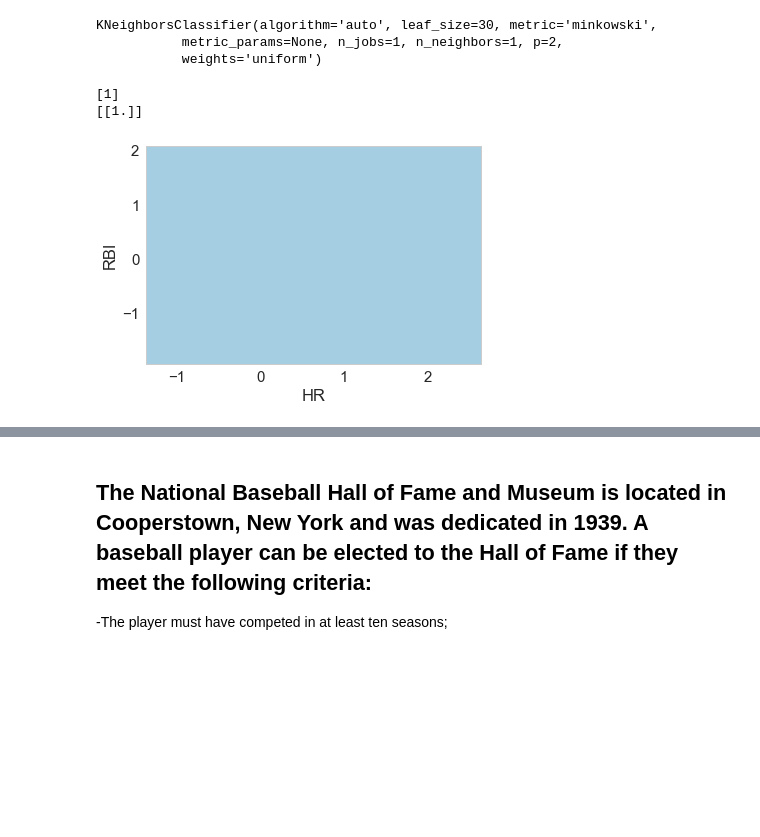
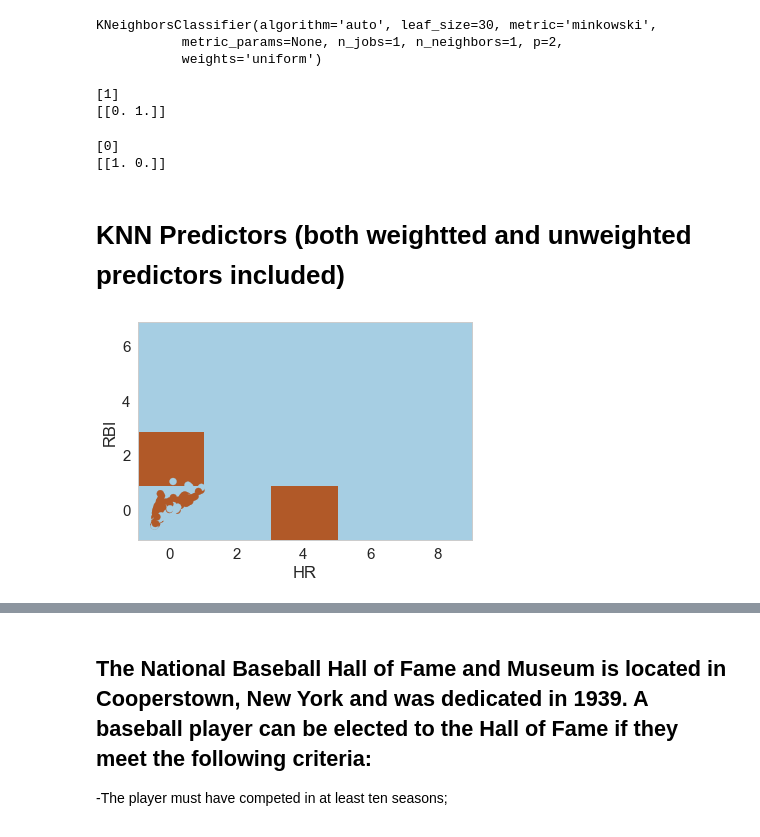
Before and after one commit to ezzanger/Advanced-Regression-Dills, a Jupyter notebook: Capstone Unit 3.ipynb, the cells around one changed output, grey strips where cells are left out. Saved outputs shown, nothing was run; the diff lists cells and outputs as text; code cells hidden in the pictures; blank space fills up the shorter version.

```diff
--- a/Capstone Unit 3.ipynb
+++ b/Capstone Unit 3.ipynb
@@ -52,5 +93,6 @@ Batting.drop(['CS','SH', 'GIDP', 'IBB'], axis=1, inplace=True)
 # %%
-HOF2 = HOF.loc[lambda HOF: HOF['inducted'] == 'N', :]
+hofn = HOF.loc[lambda HOF: HOF['inducted'] == 'N', :]
+hofy = HOF.loc[lambda HOF: HOF['inducted'] == 'Y', :]
 # %%
-inductees = HOF.playerID.unique()
-rejected = HOF2.playerID.unique()
+inductees = hofy.playerID.unique()
+rejected = hofn.playerID.unique()
@@ -62,7 +99,9 @@ HOF = HOF.loc[lambda HOF: HOF['inducted'] == 'Y', :]
 # %%
 #master1 = master1.loc[lambda master1: master1['category'] == 'Player', :]
 #HOF1 = HOF1.loc[lambda HOF1: HOF1['votedBY'] != 'Negro League', :]
-MasterID = pd.merge(Batting, HOF, on='playerID')
+
+##make clearer names for masterid and masterid1
+MasterID = pd.merge(Batting, hofy, on='playerID')
 #HOF= HOF1.sort_values('playerID')
 MasterID["avg."]=MasterID.H/MasterID.AB
 MasterID["1B"]=(MasterID.H-MasterID["3B"]-MasterID["2B"])
@@ -71,6 +110,27 @@ MasterID["OBP"]= (MasterID.H + MasterID.BB + MasterID.HBP ) / (MasterID.AB + Mas
 MasterID["slug"]=(MasterID["1B"] + 2*MasterID["2B"] + MasterID["3B"]*3 + 4*MasterID.HR)/MasterID.AB
 MasterID["OPS"] = MasterID.OBP + MasterID.slug
 
+#never admitted
+#neveramitted players who were not admitted to HOF
+MasterID1 = pd.merge(Batting, hofn, on='playerID', how="outer")
+#MasterID1 = MasterID1.loc[lambda MasterID1: MasterID1['yearID'] > 1980, :]
+MasterID1 = MasterID1.loc[lambda MasterID1: MasterID1['yearid'] > 2005, :]
+MasterID1["avg."]=MasterID1.H/MasterID1.AB
+MasterID1["1B"]=(MasterID1.H-MasterID1["3B"]-MasterID1["2B"])
+MasterID1["OBP"]= (MasterID1.H + MasterID1.BB + MasterID1.HBP ) / (MasterID1.AB + MasterID1.BB + MasterID1.HBP + MasterID1.SF)
+MasterID1["slug"]=(MasterID1["1B"] + 2*MasterID1["2B"] + MasterID1["3B"]*3 + 4*MasterID1.HR)/MasterID1.AB
+MasterID1["OPS"] = MasterID1.OBP + MasterID1.slug
+
+
+#in order to make sure includes the players who were eventually inducted we created admitted/neveradmitted to differentiate
+# = MasterID1.loc[lambda MasterID1: MasterID1['votes'] > 10, :]
+#MasterID1= MasterID1.sort_values('votes', ascending = False)
+admitted = MasterID1.loc[MasterID1.playerID.isin(inductees)]
+neveradmitted = MasterID1.loc[~MasterID1.playerID.isin(inductees)]
+#neveradmitted.drop(["needed","yearid","yearID", "teamID", "ballots", "votes", "needed_note", "category","avg.", "votedBy"], axis=1, inplace=True)
+neveradmitted = neveradmitted.drop_duplicates()
+neveradmitted = neveradmitted.groupby(['playerID']).sum()
+neveradmitted['admitted'] = 0
 
 #HOF.drop(['teamID', 'lgID','ballots','needed', 'votes'], axis=1, inplace=True)
 #Master1.drop(['category'])
@@ -84,6 +144,6 @@ careerstats["OBP"]= (careerstats.H + careerstats.BB + careerstats.HBP ) / (caree
 careerstats["slug"]=( careerstats["1B"] + 2* careerstats["2B"] +  careerstats["3B"]*3 + 4* careerstats.HR)/ careerstats.AB
 careerstats["OPS"] =  careerstats.OBP +  careerstats.slug
 careerstats['admitted'] = 1
-neveradmitted['admitted'] = 0
-careerstats.head(5)
+
+neveradmitted.head(5)
 # %% [output]
@@ -275,3 +376,5 @@ Index(['1B', '2B', '3B', 'AB', 'BB', 'Career Avg.', 'G', 'H', 'HBP', 'HR',
+# %%
+result = result.drop(["drewj.01"])
 # %%
 from sklearn.neighbors import KNeighborsClassifier
 KNN = KNeighborsClassifier(n_neighbors=1)
@@ -282,19 +387,26 @@ KNN.fit(X,Y)
 KNeighborsClassifier(algorithm='auto', leaf_size=30, metric='minkowski',
            metric_params=None, n_jobs=1, n_neighbors=1, p=2,
            weights='uniform')
-# %%
-
-print(KNN.predict([[240, 190, .286, 1000, 300, 100, 100]]))
-print(KNN.predict_proba([[240, 190, .286, 1000, 300, 100, 100]]))
-# %% [output]
-[1]
-[[1.]]
+# %%
+print(KNN.predict([[755, 2297.0, 0.304998, 3771, 624, 98, 240.0]]))
+print(KNN.predict_proba([[755, 2297.0, 0.304998, 3771, 624, 98, 240.0]]))
+# %% [output]
+[1]
+[[0. 1.]]
+# %%
+print(KNN.predict([[3.0,11.0,0.201439,28.0,3.0,0.0,0.0]]))
+print(KNN.predict_proba([[3.0,11.0,0.201439,28.0,3.0,0.0,0.0]]))
+# %% [output]
+[0]
+[[1. 0.]]
+# %% [markdown]
+# KNN Predictors (both weightted and unweighted predictors included)
 # %%
 from sklearn.neighbors import KNeighborsClassifier
 from scipy import stats
 
 KNN = KNeighborsClassifier(n_neighbors=5, weights='distance')
-KNN1 = KNeighborsClassifier(n_neighbors=5)
+
 
 # Our input data frame will be the z-scores this time instead of raw data.
 X = pd.DataFrame({
@@ -311,32 +423,32 @@ X = np.array(X)
 Y = np.array(Y)
 
 # Mesh size.
-h = 4.0
+h = 2.0
 # Plot the decision boundary. We assign a color to each point in the mesh.
 x_min = X[:,0].min() - .5
 x_max = X[:,0].max() + .5
 y_min = X[:,1].min() - .5
 y_max = X[:,1].max() + .5
 xx, yy = np.meshgrid(
     np.arange(x_min, x_max, h),
     np.arange(y_min, y_max, h)
 )
 Z = KNN.predict(np.c_[xx.ravel(), yy.ravel()])
 
 # Put the result into a color plot
 Z = Z.reshape(xx.shape)
 plt.figure(1, figsize=(6, 4))
 plt.set_cmap(plt.cm.Paired)
 plt.pcolormesh(xx, yy, Z)
 
 # Add the training points to the plot.
 plt.scatter(X[:, 0], X[:, 1], c=Y)
 plt.xlabel('HR')
 plt.ylabel('RBI')
 
 plt.xlim(xx.min(), xx.max())
 plt.ylim(yy.min(), yy.max())
 
 plt.show()
 # %% [output]
-[figure, old version]
+[figure, new version]
```
Also changed, not shown: parts of 44 cells of this notebook.
